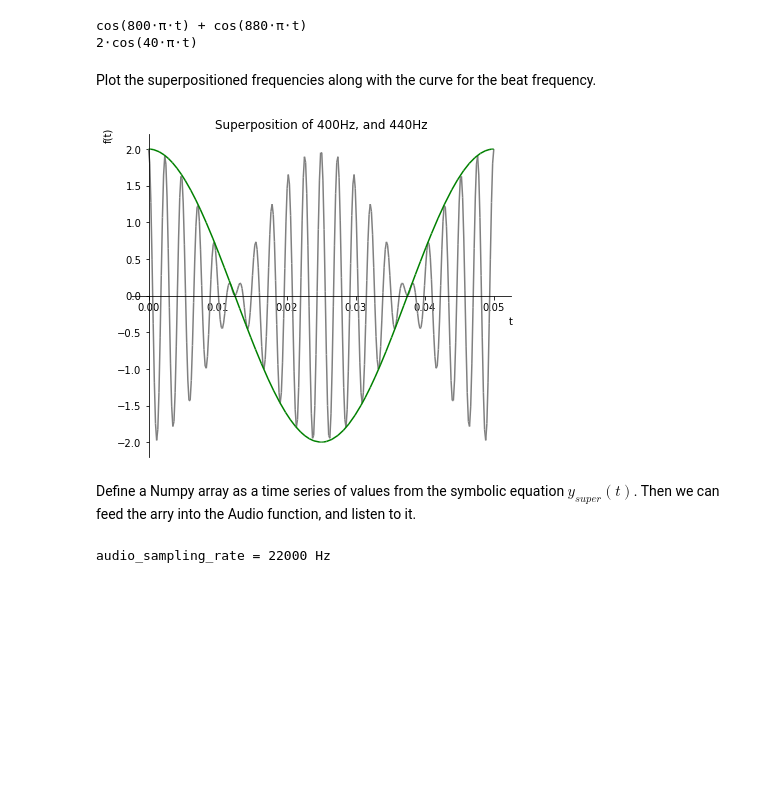
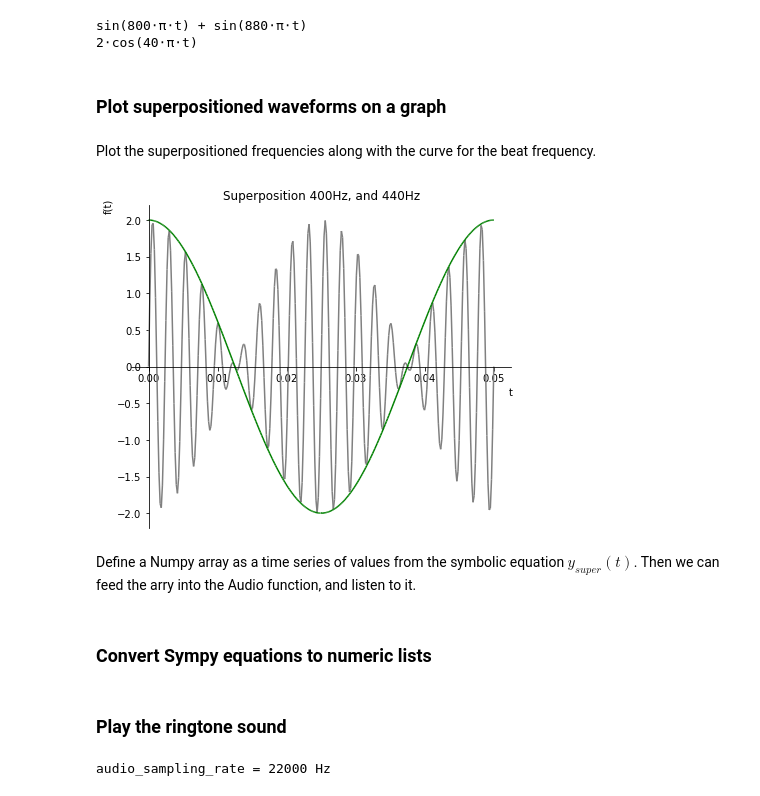
Before and after one commit to swied/swied-website, a Jupyter notebook: notebooks/make-a-ringtone-sound.ipynb, the cells around one changed output. Cells and saved outputs as stored; diff of their text form; code cells hidden in the pictures; blank space fills up the shorter version.

Commit message:
Make edits to ringtone notebook

```diff
--- a/notebooks/make-a-ringtone-sound.ipynb
+++ b/notebooks/make-a-ringtone-sound.ipynb
@@ -165,41 +187,53 @@ $f_{beat} = \lvert f_1 - f_2 \rvert$.
+# %%
+# Define variables as Sympy symbols
+t, f = s.symbols('t f')
+
+# Define Sympy equations
+y = s.sin(2*s.pi*t*f)
+y_beat = 2*s.cos(s.pi*t*f)
 # %%
-# Define the two frequencies
+# Define the two numeric frequencies
 f1 = 400
 f2 = 440
-
+# Calculate beat frequency
 f_beat = abs(f1-f2)
 
-# Define symbolic equations for the two freq.
-# tone, and the funtion for the beat.
+# Substitute in the numeric values
 y_super = y.subs(f, f1) + y.subs(f, f2)
-y_beat = 2*y.subs(f, s.Abs(f1-f2)/2)
-
-s.pprint(y_super)
-s.pprint(y_beat)
+y_beat = y_beat.subs(f, f_beat)
-# %% [output]
-cos(800⋅π⋅t) + cos(880⋅π⋅t)
-2⋅cos(40⋅π⋅t)
+# %%
+# Pretty print the simplified equations
+s.pprint(y_super)
+s.pprint(y_beat)
+# %% [output]
+sin(800⋅π⋅t) + sin(880⋅π⋅t)
+2⋅cos(40⋅π⋅t)
+# %% [markdown]
+### Plot superpositioned waveforms on a graph
 # %% [markdown]
 Plot the superpositioned frequencies along with the curve for the beat frequency.
 # %%
 plot_range = (t, 0, 2/f_beat)
 
-# Plot the superpositioned tone function in gray
+# Plot the superpositioned waveform in gray
 p = s.plot(
     y_super, plot_range, line_color='gray',
-    title=f'Superposition of {f1}Hz, and {f2}Hz',
+    title=f'Superposition {f1}Hz, and {f2}Hz',
     show=False, adaptive=False)
 
 # Plot, on the same graph, the beat frequency
 # function in green.
 p.extend(
-    s.plot(y_beat, plot_range, line_color='green',
-           show=False))
+    s.plot(y_beat, plot_range,
+           line_color='green',
+           show=False, adaptive=False))
 p.size = (6,5)
 p.show()
 # %% [output]
-[figure, old version]
+[figure, new version]
 # %% [markdown]
 Define a Numpy array as a time series of values from the symbolic equation $y_{super}(t)$.  Then we can feed the arry into the Audio function, and listen to it.
+# %% [markdown]
+### Convert Sympy equations to numeric lists
 # %%
 # Create a numpy array from y_super
@@ -221,3 +262,5 @@ pause_4sec = [0.0 for t in range(0,2*t_max,t_delta)]
+# %% [markdown]
+### Play the ringtone sound
 # %%
 audio_sampling_rate = max(f1,f2)*n
 
```
Also changed, not shown: parts of 40 cells of this notebook, 23 other files.
